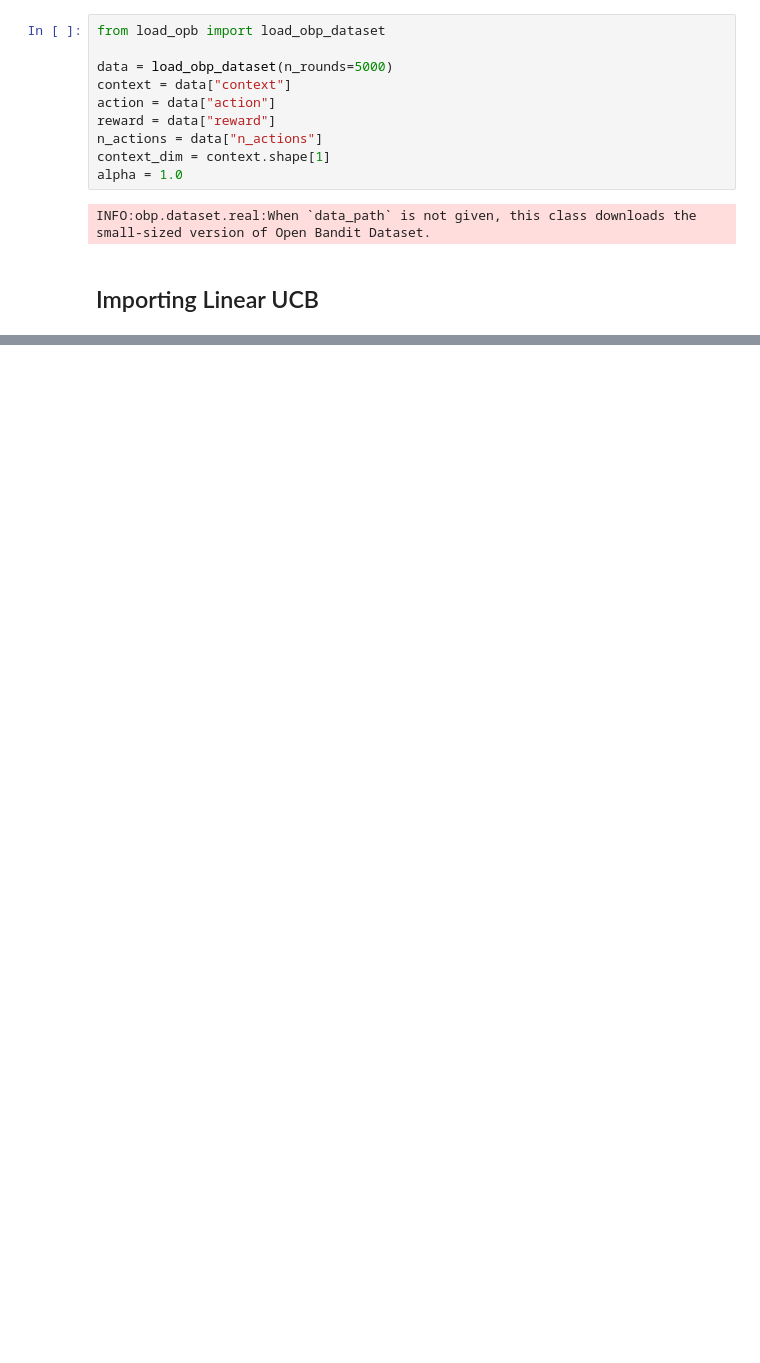
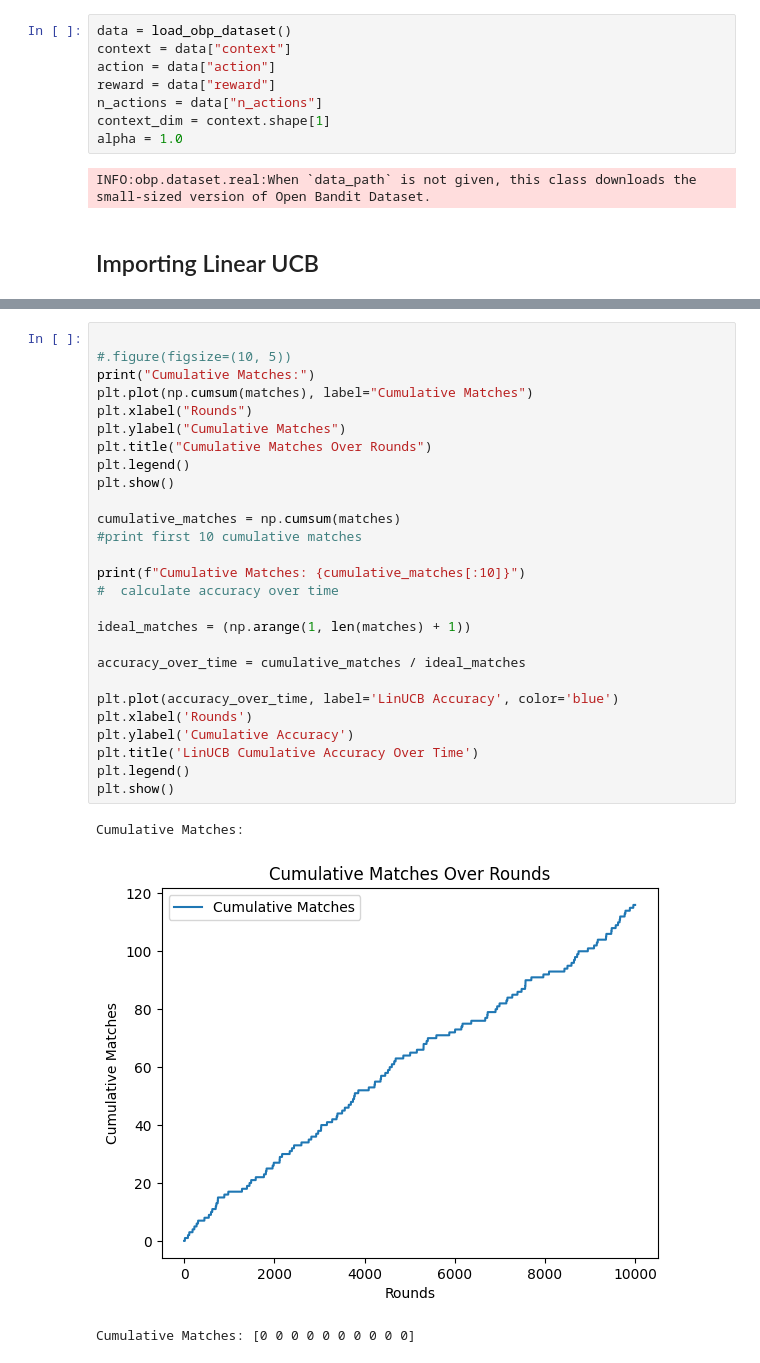
Before and after one commit to otausendschoen/contextual-bandit-benchmark, a Jupyter notebook: main.ipynb, the cells around one changed output, grey strips where cells are left out. Saved outputs shown, nothing was run; the diff lists cells and outputs as text; blank space fills up the shorter version.

```diff
--- a/main.ipynb
+++ b/main.ipynb
@@ -3,9 +10,7 @@
 # %% [markdown]
 ## Importing Data
 # %%
-from load_opb import load_obp_dataset
-
-data = load_obp_dataset(n_rounds=5000)
+data = load_obp_dataset()
 context = data["context"]
 action = data["action"]
 reward = data["reward"]
@@ -54,0 +74,31 @@ Arm 79: [0. 0. 0. 0. 0. 0. 0. 0. 0. 0. 0. 0. 0. 0. 0. 0. 0. 0. 0. 0.]
+# %%
+
+#.figure(figsize=(10, 5))
+print("Cumulative Matches:")
+plt.plot(np.cumsum(matches), label="Cumulative Matches")
+plt.xlabel("Rounds")
+plt.ylabel("Cumulative Matches")
+plt.title("Cumulative Matches Over Rounds")
+plt.legend()
+plt.show()
+
+cumulative_matches = np.cumsum(matches)
+#print first 10 cumulative matches
+
+print(f"Cumulative Matches: {cumulative_matches[:10]}")
+#  calculate accuracy over time
+
+ideal_matches = (np.arange(1, len(matches) + 1))
+
+accuracy_over_time = cumulative_matches / ideal_matches
+
+plt.plot(accuracy_over_time, label='LinUCB Accuracy', color='blue')
+plt.xlabel('Rounds')
+plt.ylabel('Cumulative Accuracy')
+plt.title('LinUCB Cumulative Accuracy Over Time')
+plt.legend()
+plt.show()
+# %% [output]
+Cumulative Matches:
+[figure, added]
+Cumulative Matches: [0 0 0 0 0 0 0 0 0 0]
```
Also changed, not shown: parts of 19 cells of this notebook, 2 other files.
